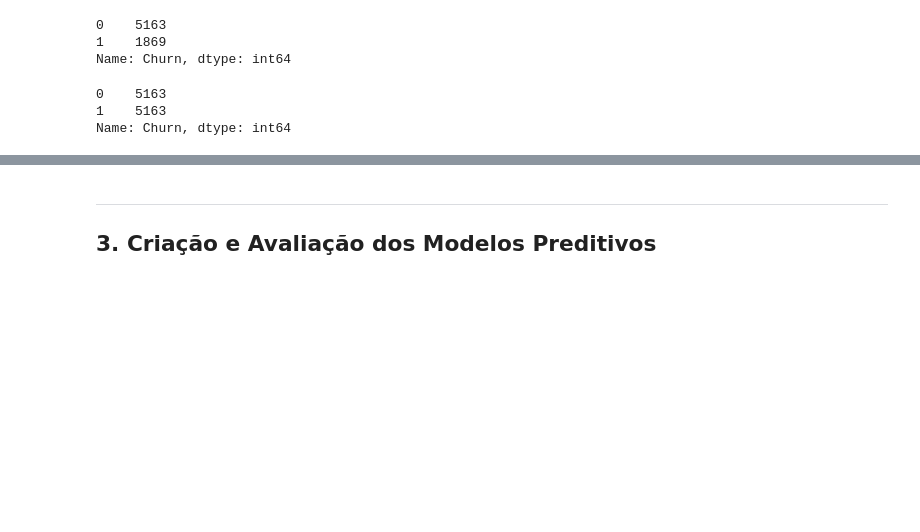
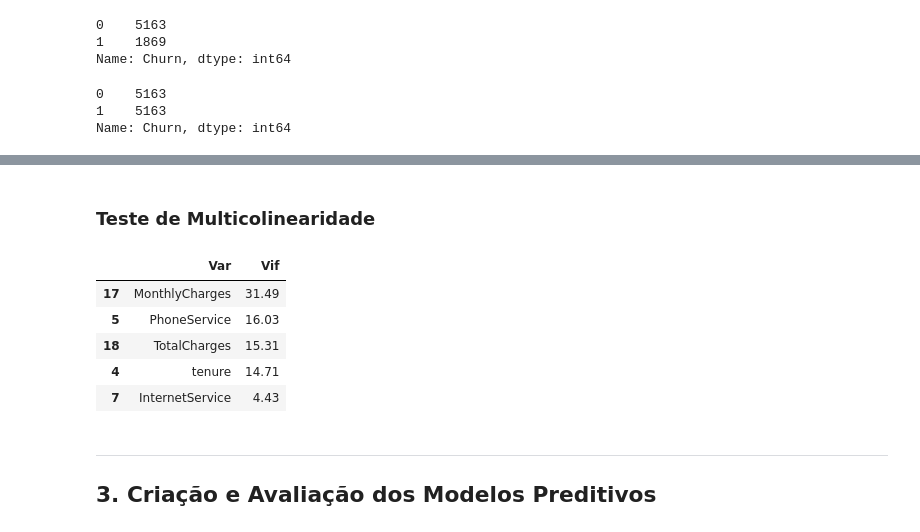
Before and after one commit to eduardochaves1/churn-prediction, a Jupyter notebook: churn_prediction.ipynb, the cells around one changed output, grey strips where cells are left out. Drawn from its saved outputs; the diff is of its cells as text; code cells hidden in the pictures; blank space fills up the shorter version.

```diff
--- a/churn-prediction.ipynb
+++ b/churn_prediction.ipynb
@@ -346,0 +375,6 @@ Name: Churn, dtype: int64
+# %%
+for feature in x.columns:
+  x[feature].fillna(x[feature].mode()[0], inplace=True)
+
+x.isnull().sum()
+# preenchendo os valores nulos com a moda de cada feature
@@ -347,3 +402,32 @@ Name: Churn, dtype: int64
+# %% [markdown]
+### Teste de Multicolinearidade
+# %%
+import statsmodels.api as sm
+
+def calculate_vif(data):
+  vif_df = pd.DataFrame(columns = ['Var', 'Vif'])
+  x_var_names = df.columns
+
+  for i in range(0, x_var_names.shape[0]):
+    y = df[x_var_names[i]]
+    x = df[x_var_names.drop([x_var_names[i]])]
+    r_squared = sm.OLS(y,x).fit().rsquared
+    vif = round(1/(1-r_squared), 2)
+    vif_df.loc[i] = [x_var_names[i], vif]
+
+  return vif_df.sort_values(by = 'Vif', axis = 0, ascending = False, inplace = False)
+
+# algorítimo que gera uma tabela exibindo as features com maior nível de colinearidade (vif)
+# %%
+calculate_vif(x).head()
+# cheguei a remover as 3 maiores em três tentativas diferentes e a precisão não aumentou, então deixarei assim mesmo
+# %% [output]
+|  | Var | Vif |
+| 17 | MonthlyCharges | 31.49 |
+| 5 | PhoneService | 16.03 |
+| 18 | TotalCharges | 15.31 |
+| 4 | tenure | 14.71 |
+| 7 | InternetService | 4.43 |
 # %% [markdown]
 ---
 ## 3. Criação e Avaliação dos Modelos Preditivos
```
Also changed, not shown: parts of 19 cells of this notebook, 2 other files.
